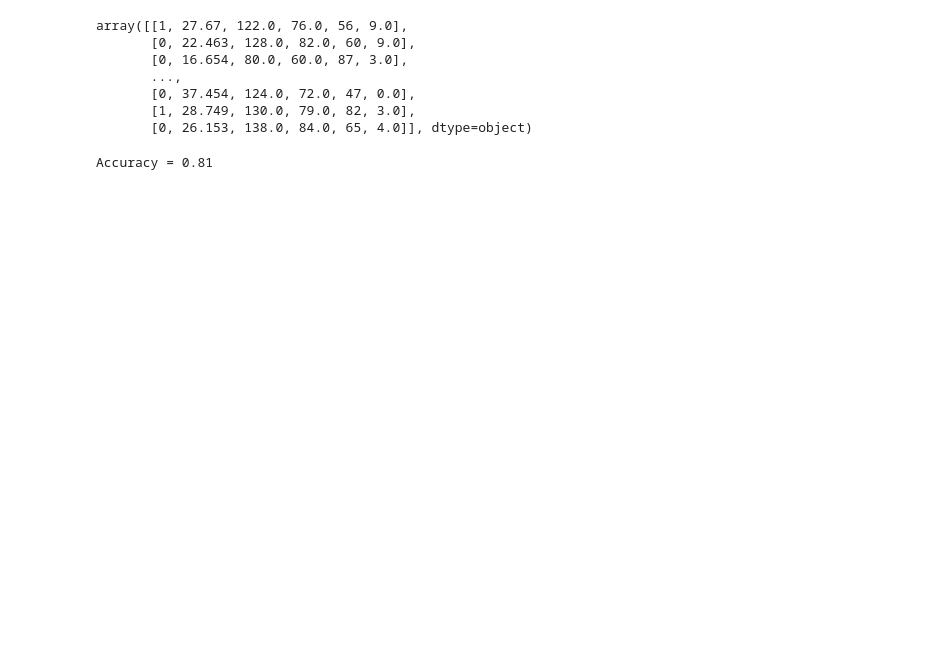
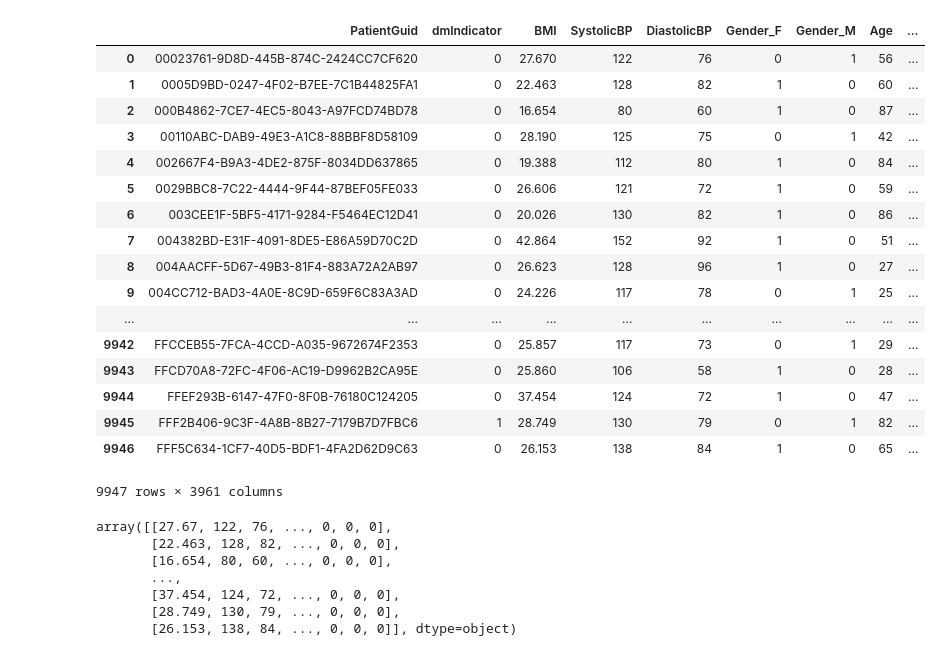
Before and after one commit to robmoore/diabetes-prediction, a Jupyter notebook: Practice Fusion Diabetes Challenge.ipynb, the cells around one changed output. Saved outputs shown, nothing was run; the diff lists cells and outputs as text; code cells hidden in the pictures; blank space fills up the shorter version.

```diff
--- a/Practice Fusion Diabetes Challenge.ipynb
+++ b/Practice Fusion Diabetes Challenge.ipynb
@@ -197,12 +224,41 @@ patients
+# %%
+patients = pd.merge(transcripts, smokingStatus, on='PatientGuid', how='left')
+patients = pd.merge(patients, ohe_icd9CodesByPatient, on='PatientGuid', how='left')
+patients.fillna(0, inplace=True)
+# TODO Move this up to where transcripts is defined
+patients[['SystolicBP', 'DiastolicBP']] = patients[['SystolicBP', 'DiastolicBP']].astype(int)
+for column in patients.columns[patients.columns.str.contains(pat = 'SmokingStatusGuid_')]:
+    patients[column] = patients[column].astype(int)
+#patients.dtypes
+patients
+# %% [output]
+|  | PatientGuid | dmIndicator | BMI | SystolicBP | DiastolicBP | Gender_F | Gender_M | Age | ... |
+| 0 | 00023761-9D8D-445B-874C-2424CC7CF620 | 0 | 27.670 | 122 | 76 | 0 | 1 | 56 | ... |
+| 1 | 0005D9BD-0247-4F02-B7EE-7C1B44825FA1 | 0 | 22.463 | 128 | 82 | 1 | 0 | 60 | ... |
+| 2 | 000B4862-7CE7-4EC5-8043-A97FCD74BD78 | 0 | 16.654 | 80 | 60 | 1 | 0 | 87 | ... |
+| 3 | 00110ABC-DAB9-49E3-A1C8-88BBF8D58109 | 0 | 28.190 | 125 | 75 | 0 | 1 | 42 | ... |
+| 4 | 002667F4-B9A3-4DE2-875F-8034DD637865 | 0 | 19.388 | 112 | 80 | 1 | 0 | 84 | ... |
+| 5 | 0029BBC8-7C22-4444-9F44-87BEF05FE033 | 0 | 26.606 | 121 | 72 | 1 | 0 | 59 | ... |
+| 6 | 003CEE1F-5BF5-4171-9284-F5464EC12D41 | 0 | 20.026 | 130 | 82 | 1 | 0 | 86 | ... |
+| 7 | 004382BD-E31F-4091-8DE5-E86A59D70C2D | 0 | 42.864 | 152 | 92 | 1 | 0 | 51 | ... |
+| 8 | 004AACFF-5D67-49B3-81F4-883A72A2AB97 | 0 | 26.623 | 128 | 96 | 1 | 0 | 27 | ... |
+| 9 | 004CC712-BAD3-4A0E-8C9D-659F6C83A3AD | 0 | 24.226 | 117 | 78 | 0 | 1 | 25 | ... |
+| ... | ... | ... | ... | ... | ... | ... | ... | ... | ... |
+| 9942 | FFCCEB55-7FCA-4CCD-A035-9672674F2353 | 0 | 25.857 | 117 | 73 | 0 | 1 | 29 | ... |
+| 9943 | FFCD70A8-72FC-4F06-AC19-D9962B2CA95E | 0 | 25.860 | 106 | 58 | 1 | 0 | 28 | ... |
+| 9944 | FFEF293B-6147-47F0-8F0B-76180C124205 | 0 | 37.454 | 124 | 72 | 1 | 0 | 47 | ... |
+| 9945 | FFF2B406-9C3F-4A8B-8B27-7179B7D7FBC6 | 1 | 28.749 | 130 | 79 | 0 | 1 | 82 | ... |
+| 9946 | FFF5C634-1CF7-40D5-BDF1-4FA2D62D9C63 | 0 | 26.153 | 138 | 84 | 1 | 0 | 65 | ... |
+9947 rows × 3961 columns
 # %%
 X = patients.values[:, 2:]
-y = patients.values[:, 1].astype("int")
+y = patients.values[:, 1]
 X
 # %% [output]
-array([[1, 27.67, 122.0, 76.0, 56, 9.0],
-       [0, 22.463, 128.0, 82.0, 60, 9.0],
-       [0, 16.654, 80.0, 60.0, 87, 3.0],
+array([[27.67, 122, 76, ..., 0, 0, 0],
+       [22.463, 128, 82, ..., 0, 0, 0],
+       [16.654, 80, 60, ..., 0, 0, 0],
        ...,
-       [0, 37.454, 124.0, 72.0, 47, 0.0],
-       [1, 28.749, 130.0, 79.0, 82, 3.0],
-       [0, 26.153, 138.0, 84.0, 65, 4.0]], dtype=object)
+       [37.454, 124, 72, ..., 0, 0, 0],
+       [28.749, 130, 79, ..., 0, 0, 0],
+       [26.153, 138, 84, ..., 0, 0, 0]], dtype=object)
@@ -211,7 +264,0 @@ train_X, test_X, train_y, test_y = train_test_split(X, y, train_size=0.77, rando
-# %%
-lr = LogisticRegressionCV()
-lr.fit(train_X, train_y)
-
-print("Accuracy = {:.2f}".format(lr.score(test_X, test_y)))
-# %% [output]
-Accuracy = 0.81
```
Also changed, not shown: parts of 12 cells of this notebook, 1 other file.
